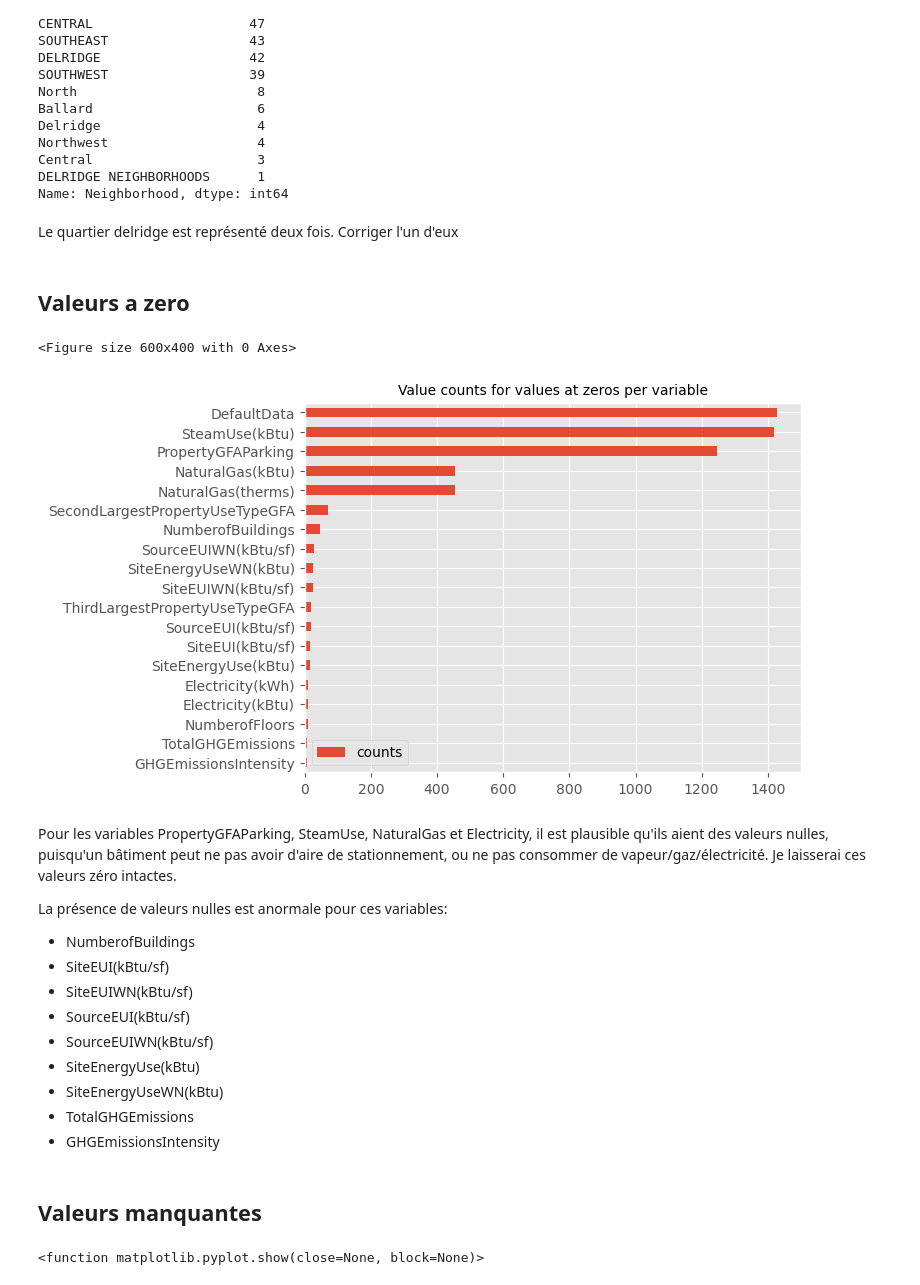
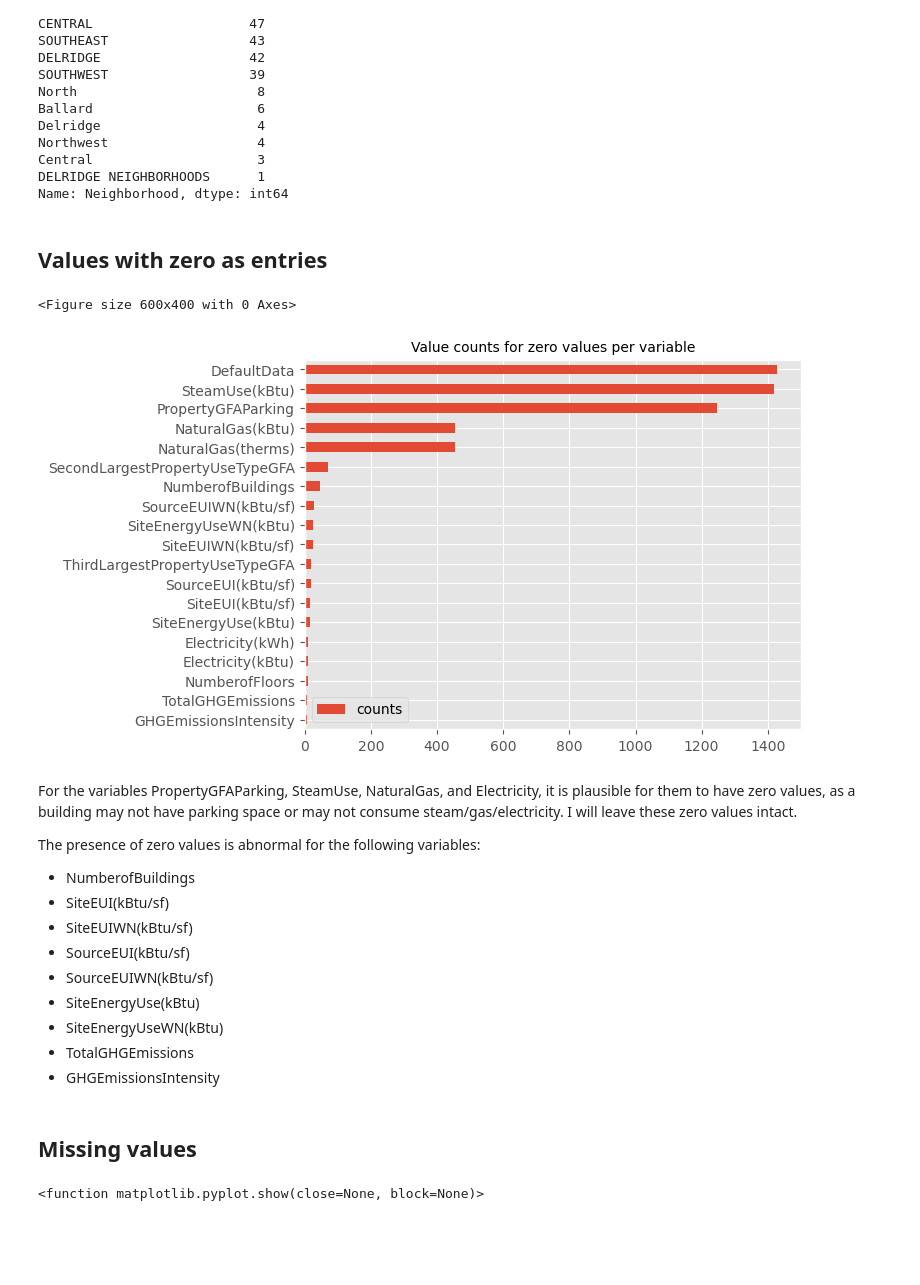
Before and after one commit to jzpatrao/energy_consumption_regression, a Jupyter notebook: preprocess_eda.ipynb, the cells around one changed output. Drawn from its saved outputs; the diff is of its cells as text; code cells hidden in the pictures; blank space fills up the shorter version.

```diff
--- a/preprocess_eda.ipynb
+++ b/preprocess_eda.ipynb
@@ -256,8 +259,6 @@ NaN            1515
 Low outlier       2
 Name: Outlier, dtype: int64
 # %%
-# Supprimer les lignes signalées comme outliers
-df_non_residential.drop(
-    index=df_non_residential[~df_non_residential["Outlier"].isna()].index, inplace=True
-)
+# Remove rows flagged as outliers
+df_non_residential.drop(index=df_non_residential[~df_non_residential["Outlier"].isna()].index, inplace=True)
 # %% [markdown]
@@ -265,3 +287,13 @@ df_non_residential.drop(
 # %%
-# Recherche de valeurs négatives.
+# Check for negative values
 (df_non_residential.select_dtypes(exclude=["object"]) < 0).sum()
+
+# Remove buildings with negative energy consumption and emissions
+negative = df_non_residential.loc[
+    (df_non_residential["SourceEUIWN(kBtu/sf)"] < 0)
+    | (df_non_residential["Electricity(kWh)"] < 0)
+    | (df_non_residential["Electricity(kBtu)"] < 0)
+    | (df_non_residential["TotalGHGEmissions"] < 0)
+    | (df_non_residential["GHGEmissionsIntensity"] < 0)
+]
+df_non_residential.drop(index=negative.index, inplace=True)
@@ -347,9 +356,6 @@ df_non_residential[df_non_residential.NumberofFloors > 50]
 | 559 | 775 | Large Office | Columbia Center - 2015 | 701 5th Avenue | 98104.0 | 0942000640 | ... |
 | 1359 | 21611 | Worship Facility | Seattle Chinese Baptist Church | 5801 Beacon Avenue South | 98108.0 | 2124049098 | ... |
 # %%
-# Le nombre d'étages de 'Seattle Chinese Baptist Church' devrait être de 2, selon la recherche en ligne.
-df_non_residential.loc[
-    df_non_residential["PropertyName"] == "Seattle Chinese Baptist Church",
-    "NumberofFloors",
-] = 2
+# The number of floors for 'Seattle Chinese Baptist Church' should be 2, according to online research
+df_non_residential.loc[df_non_residential["PropertyName"] == "Seattle Chinese Baptist Church", "NumberofFloors"] = 2
 # %%
@@ -401,6 +406,4 @@ Northwest                   4
 Central                     3
 DELRIDGE NEIGHBORHOODS      1
 Name: Neighborhood, dtype: int64
-# %% [markdown]
-Le quartier delridge est représenté deux fois. Corriger l'un d'eux
 # %%
@@ -408,27 +412,28 @@ df_non_residential['Neighborhood'].replace({"delridge neighborhoods":'delridge'}
 # %% [markdown]
-## Valeurs a zero
+## Values with zero as entries
 # %%
-# Nombre des valeurs nulles par variable
-df_nulle = (df_non_residential == 0).sum().to_frame().reset_index()
-df_nulle.columns=['variable','counts']
+# Count of zero values per variable
+df_zero_counts = (df_non_residential == 0).sum().to_frame().reset_index()
+df_zero_counts.columns = ['variable', 'counts']
 # %%
 plt.figure(figsize=(6, 4))
-zero_plot = df_nulle[df_nulle.counts != 0].sort_values(
+zero_plot = df_zero_counts[df_zero_counts.counts != 0].sort_values(
     by='counts', ascending=True)
 
 zero_plot.plot(kind='barh', y="counts", x="variable")
 plt.xlabel(None)
 plt.ylabel(None)
-plt.title('Value counts for values at zeros per variable', fontsize=10)
-plt.savefig("barh_plot_zero_value_counts",dpi=300,bbox_inches = 'tight')
+plt.title('Value counts for zero values per variable', fontsize=10)
+plt.savefig("barh_plot_zero_value_counts", dpi=300, bbox_inches='tight')
 plt.show()
 # %% [output]
 <Figure size 600x400 with 0 Axes>
-[figure, old version]
+[figure, new version]
 # %% [markdown]
-Pour les variables PropertyGFAParking, SteamUse, NaturalGas et Electricity, il est plausible qu'ils aient des valeurs nulles, puisqu'un bâtiment peut ne pas avoir d'aire de stationnement, ou ne pas consommer de vapeur/gaz/électricité. Je laisserai ces valeurs zéro intactes.
+ For the variables PropertyGFAParking, SteamUse, NaturalGas, and Electricity, it is plausible for them to have zero values,
+ as a building may not have parking space or may not consume steam/gas/electricity. I will leave these zero values intact.
 
-La présence de valeurs nulles est anormale pour ces variables:
+The presence of zero values is abnormal for the following variables:
 - NumberofBuildings
 - SiteEUI(kBtu/sf)
 - SiteEUIWN(kBtu/sf)
@@ -460,3 +460,3 @@ df_non_residential.drop(index=np.concatenate([consumption_zero.index,emission_ze
 # %% [markdown]
-## Valeurs manquantes
+## Missing values
 # %%
```
Also changed, not shown: parts of 40 cells of this notebook, 2 other files.
